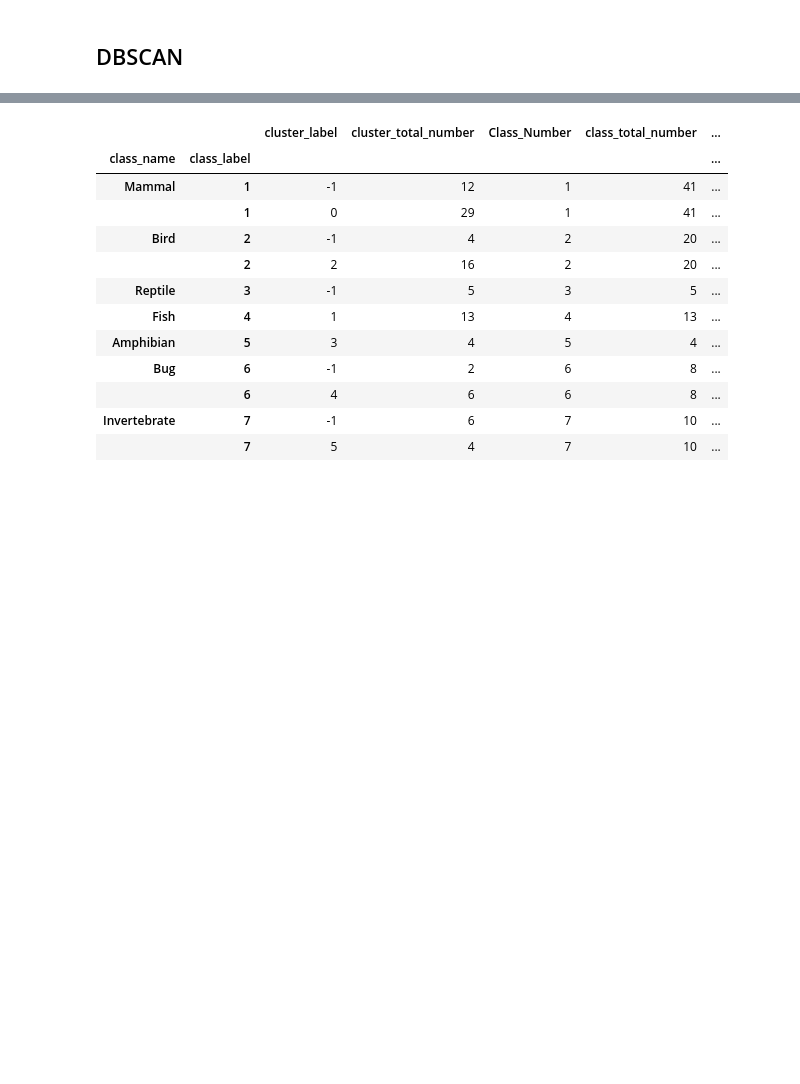
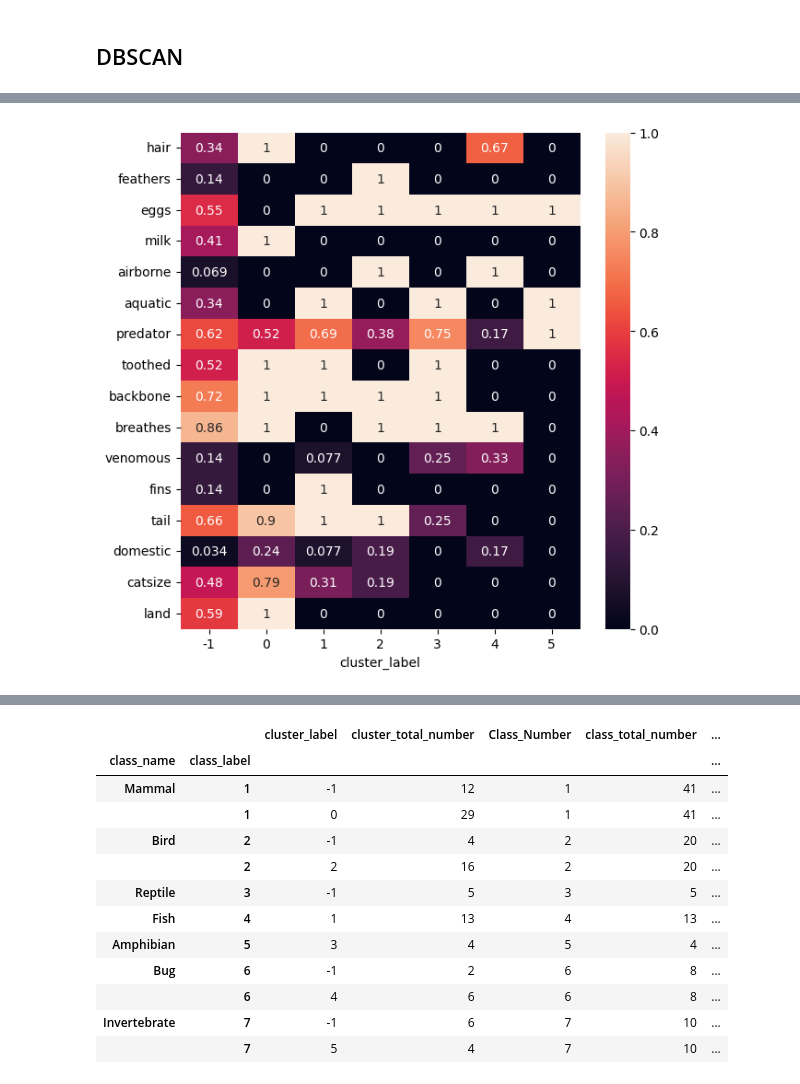
Before and after one commit to ffaundezcab/animal_classification, a Jupyter notebook: notebooks/model.ipynb, the cells around one changed output, grey strips where cells are left out. Cells and saved outputs as stored; diff of their text form; code cells hidden in the pictures; blank space fills up the shorter version.

Commit message:
add classification evaluation metrics, fix dbscan impl

```diff
--- a/notebooks/model.ipynb
+++ b/notebooks/model.ipynb
@@ -226,2 +374,9 @@ Unique values: 7
+# %%
+eps, min_samples, unique_clusters = list(result_hyperp_search[result_hyperp_search['unique_clusters'] == 7].iloc[0])
+
+dbsc = DBSCAN(eps = eps,min_samples = min_samples)
+y_pred_dbsc = dbsc.fit_predict(X)
 # %%
-yhat, comp_table = create_comparation_table_clustering(dbsc, X, labels, dict_class_types, class_label)
+yhat, comp_table = create_comparation_table_clustering(y_pred_dbsc, X, labels, dict_class_types, class_label)
+# %%
+centroids_clusters_db = yhat.drop(["class_name"], axis = 1).groupby(["cluster_label"]).mean()[X.columns]
@@ -227,0 +407,11 @@ yhat, comp_table = create_comparation_table_clustering(dbsc, X, labels, dict_cla
+# %%
+gb_clusters_db = pd.DataFrame(centroids_clusters_db, columns = X.columns).astype('float16').reset_index()
+gb_clusters_db = gb_clusters_db.drop(['legs'], axis = 1).set_index("cluster_label")
+# %%
+plt.figure(figsize = (7,7))
+
+sns.heatmap(data = gb_clusters_db.T, annot = True)
+
+plt.show()
+# %% [output]
+[figure, added]
```
Also changed, not shown: parts of 39 cells of this notebook.
